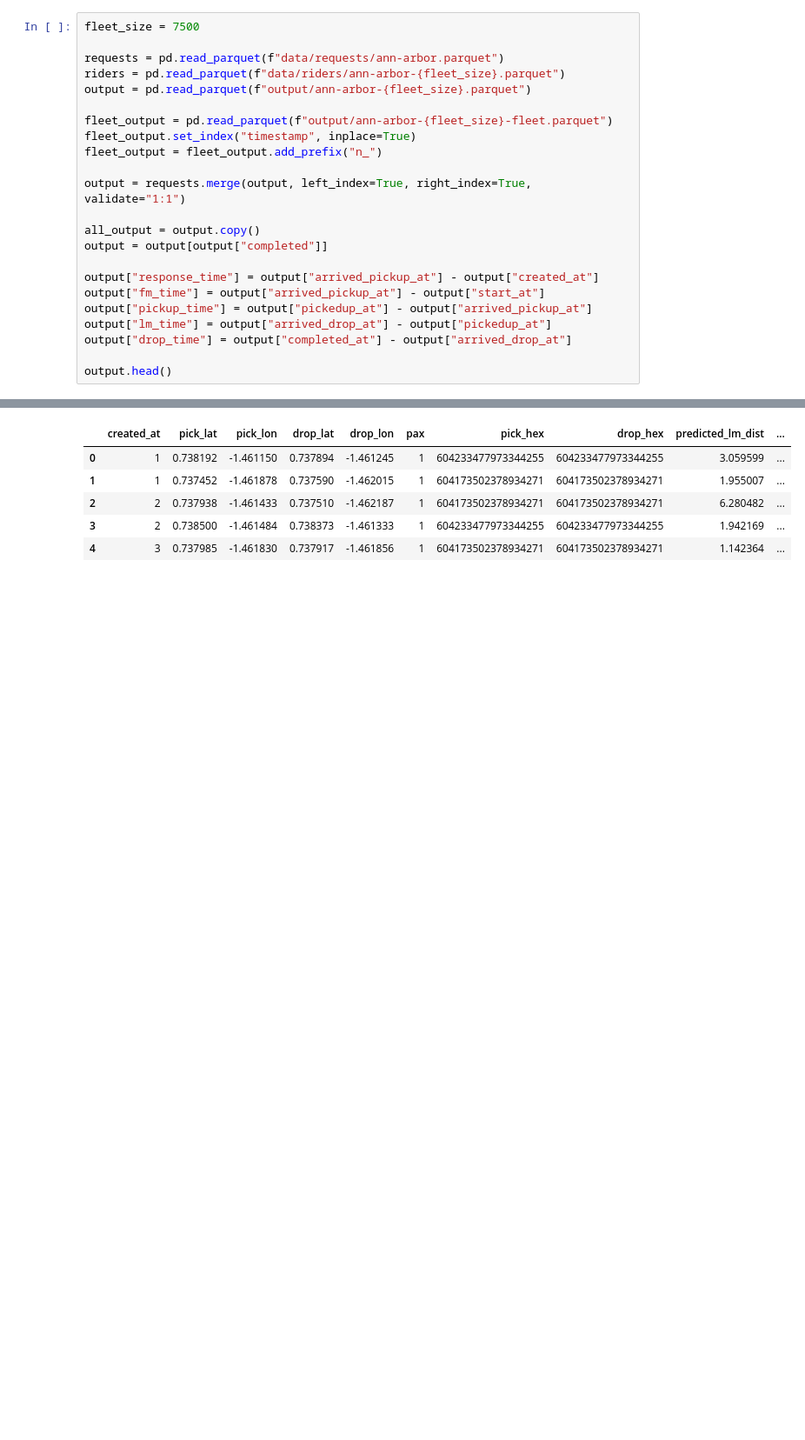
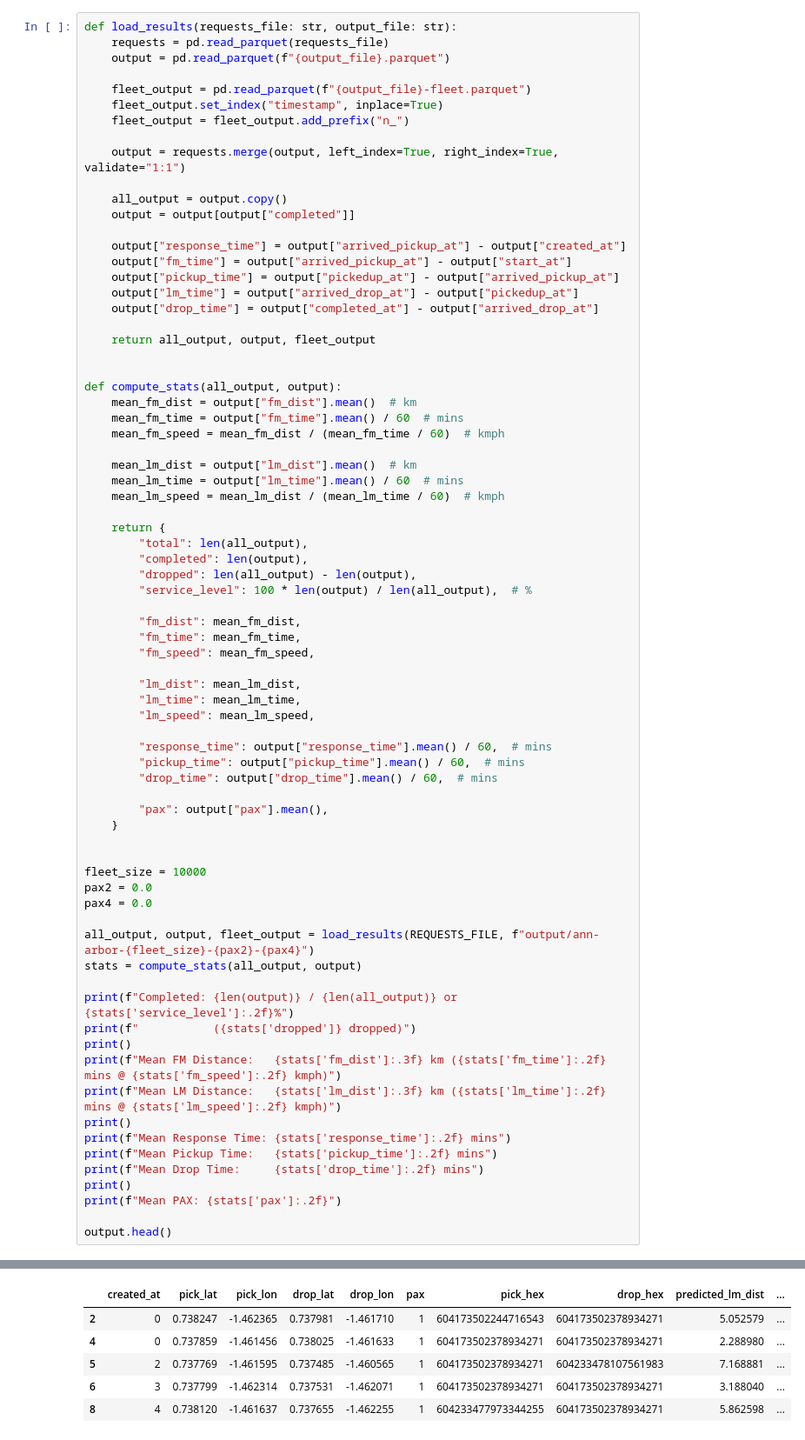
Before and after one commit to BhavyeMathur/av-sim, a Jupyter notebook: semcog.ipynb, the cells around one changed output, grey strips where cells are left out. Shown at 87% size. Saved outputs shown, nothing was run; the diff lists cells and outputs as text; blank space fills up the shorter version.

```diff
--- a/semcog.ipynb
+++ b/semcog.ipynb
@@ -60,24 +202,75 @@ CompletedProcess(args=['./sim', 'ann-arbor-7500'], returncode=0)
 # %%
-fleet_size = 7500
+def load_results(requests_file: str, output_file: str):
+    requests = pd.read_parquet(requests_file)
+    output = pd.read_parquet(f"{output_file}.parquet")
 
-requests = pd.read_parquet(f"data/requests/ann-arbor.parquet")
-riders = pd.read_parquet(f"data/riders/ann-arbor-{fleet_size}.parquet")
-output = pd.read_parquet(f"output/ann-arbor-{fleet_size}.parquet")
+    fleet_output = pd.read_parquet(f"{output_file}-fleet.parquet")
+    fleet_output.set_index("timestamp", inplace=True)
+    fleet_output = fleet_output.add_prefix("n_")
 
-fleet_output = pd.read_parquet(f"output/ann-arbor-{fleet_size}-fleet.parquet")
-fleet_output.set_index("timestamp", inplace=True)
-fleet_output = fleet_output.add_prefix("n_")
+    output = requests.merge(output, left_index=True, right_index=True, validate="1:1")
 
-output = requests.merge(output, left_index=True, right_index=True, validate="1:1")
+    all_output = output.copy()
+    output = output[output["completed"]]
 
-all_output = output.copy()
-output = output[output["completed"]]
+    output["response_time"] = output["arrived_pickup_at"] - output["created_at"]
+    output["fm_time"] = output["arrived_pickup_at"] - output["start_at"]
+    output["pickup_time"] = output["pickedup_at"] - output["arrived_pickup_at"]
+    output["lm_time"] = output["arrived_drop_at"] - output["pickedup_at"]
+    output["drop_time"] = output["completed_at"] - output["arrived_drop_at"]
 
-output["response_time"] = output["arrived_pickup_at"] - output["created_at"]
-output["fm_time"] = output["arrived_pickup_at"] - output["start_at"]
-output["pickup_time"] = output["pickedup_at"] - output["arrived_pickup_at"]
-output["lm_time"] = output["arrived_drop_at"] - output["pickedup_at"]
-output["drop_time"] = output["completed_at"] - output["arrived_drop_at"]
+    return all_output, output, fleet_output
+
+
+def compute_stats(all_output, output):
+    mean_fm_dist = output["fm_dist"].mean()  # km
+    mean_fm_time = output["fm_time"].mean() / 60  # mins
+    mean_fm_speed = mean_fm_dist / (mean_fm_time / 60)  # kmph
+
+    mean_lm_dist = output["lm_dist"].mean()  # km
+    mean_lm_time = output["lm_time"].mean() / 60  # mins
+    mean_lm_speed = mean_lm_dist / (mean_lm_time / 60)  # kmph
+
+    return {
+        "total": len(all_output),
+        "completed": len(output),
+        "dropped": len(all_output) - len(output),
+        "service_level": 100 * len(output) / len(all_output),  # %
+
+        "fm_dist": mean_fm_dist,
+        "fm_time": mean_fm_time,
+        "fm_speed": mean_fm_speed,
+
+        "lm_dist": mean_lm_dist,
+        "lm_time": mean_lm_time,
+        "lm_speed": mean_lm_speed,
+
+        "response_time": output["response_time"].mean() / 60,  # mins
+        "pickup_time": output["pickup_time"].mean() / 60,  # mins
+        "drop_time": output["drop_time"].mean() / 60,  # mins
+
+        "pax": output["pax"].mean(),
+    }
+
+
+fleet_size = 10000
+pax2 = 0.0
+pax4 = 0.0
+
+all_output, output, fleet_output = load_results(REQUESTS_FILE, f"output/ann-arbor-{fleet_size}-{pax2}-{pax4}")
+stats = compute_stats(all_output, output)
+
+print(f"Completed: {len(output)} / {len(all_output)} or {stats['service_level']:.2f}%")
+print(f"           ({stats['dropped']} dropped)")
+print()
+print(f"Mean FM Distance:   {stats['fm_dist']:.3f} km ({stats['fm_time']:.2f} mins @ {stats['fm_speed']:.2f} kmph)")
+print(f"Mean LM Distance:   {stats['lm_dist']:.3f} km ({stats['lm_time']:.2f} mins @ {stats['lm_speed']:.2f} kmph)")
+print()
+print(f"Mean Response Time: {stats['response_time']:.2f} mins")
+print(f"Mean Pickup Time:   {stats['pickup_time']:.2f} mins")
+print(f"Mean Drop Time:     {stats['drop_time']:.2f} mins")
+print()
+print(f"Mean PAX: {stats['pax']:.2f}")
 
 output.head()
 # %% [output]
@@ -84,6 +288,6 @@ output.head()
 |  | created_at | pick_lat | pick_lon | drop_lat | drop_lon | pax | pick_hex | drop_hex | predicted_lm_dist | ... |
-| 0 | 1 | 0.738192 | -1.461150 | 0.737894 | -1.461245 | 1 | 604233477973344255 | 604233477973344255 | 3.059599 | ... |
-| 1 | 1 | 0.737452 | -1.461878 | 0.737590 | -1.462015 | 1 | 604173502378934271 | 604173502378934271 | 1.955007 | ... |
-| 2 | 2 | 0.737938 | -1.461433 | 0.737510 | -1.462187 | 1 | 604173502378934271 | 604173502378934271 | 6.280482 | ... |
-| 3 | 2 | 0.738500 | -1.461484 | 0.738373 | -1.461333 | 1 | 604233477973344255 | 604233477973344255 | 1.942169 | ... |
-| 4 | 3 | 0.737985 | -1.461830 | 0.737917 | -1.461856 | 1 | 604173502378934271 | 604173502378934271 | 1.142364 | ... |
+| 2 | 0 | 0.738247 | -1.462365 | 0.737981 | -1.461710 | 1 | 604173502244716543 | 604173502378934271 | 5.052579 | ... |
+| 4 | 0 | 0.737859 | -1.461456 | 0.738025 | -1.461633 | 1 | 604173502378934271 | 604173502378934271 | 2.288980 | ... |
+| 5 | 2 | 0.737769 | -1.461595 | 0.737485 | -1.460565 | 1 | 604173502378934271 | 604233478107561983 | 7.168881 | ... |
+| 6 | 3 | 0.737799 | -1.462314 | 0.737531 | -1.462071 | 1 | 604173502378934271 | 604173502378934271 | 3.188040 | ... |
+| 8 | 4 | 0.738120 | -1.461637 | 0.737655 | -1.462255 | 1 | 604233477973344255 | 604173502378934271 | 5.862598 | ... |
```
Also changed, not shown: parts of 10 cells of this notebook, 16 other files.
